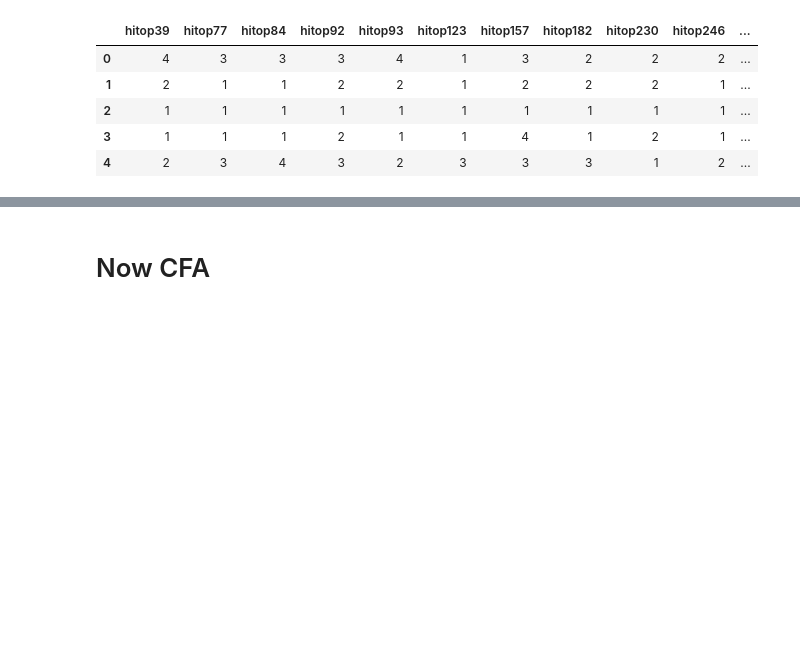
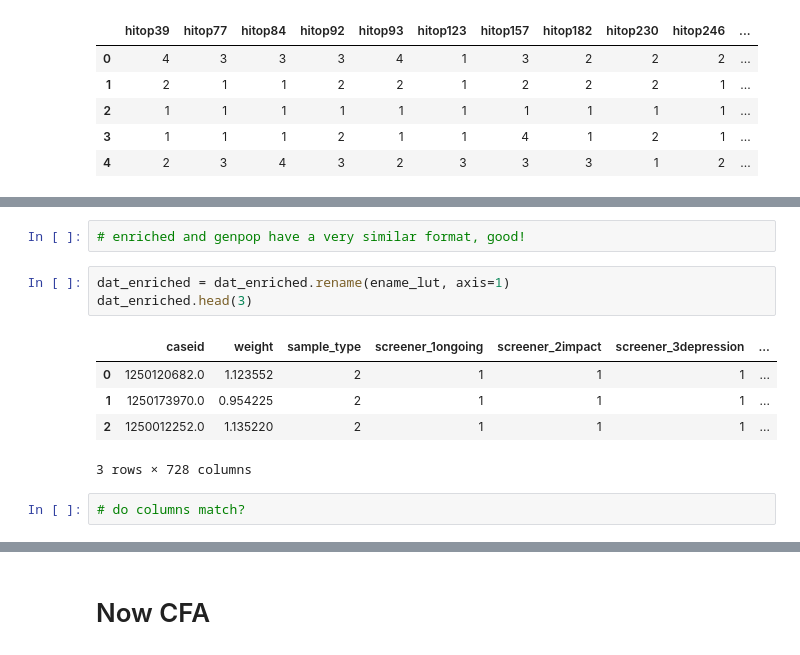
Before and after one commit to mariezelenina/HITOP_validation, a Jupyter notebook: notebook_3_cfa.ipynb, the cells around one changed output, grey strips where cells are left out. Saved outputs shown, nothing was run; the diff lists cells and outputs as text; blank space fills up the shorter version.

```diff
--- a/notebook_3_cfa.ipynb
+++ b/notebook_3_cfa.ipynb
@@ -631,0 +685,13 @@ mydata.head()
+# %%
+# enriched and genpop have a very similar format, good!
+# %%
+dat_enriched = dat_enriched.rename(ename_lut, axis=1)
+dat_enriched.head(3)
+# %% [output]
+|  | caseid | weight | sample_type | screener_1ongoing | screener_2impact | screener_3depression | ... |
+| 0 | 1250120682.0 | 1.123552 | 2 | 1 | 1 | 1 | ... |
+| 1 | 1250173970.0 | 0.954225 | 2 | 1 | 1 | 1 | ... |
+| 2 | 1250012252.0 | 1.135220 | 2 | 1 | 1 | 1 | ... |
+3 rows × 728 columns
+# %%
+# do columns match?
```
Also changed, not shown: parts of 43 cells of this notebook, 1 other file.
